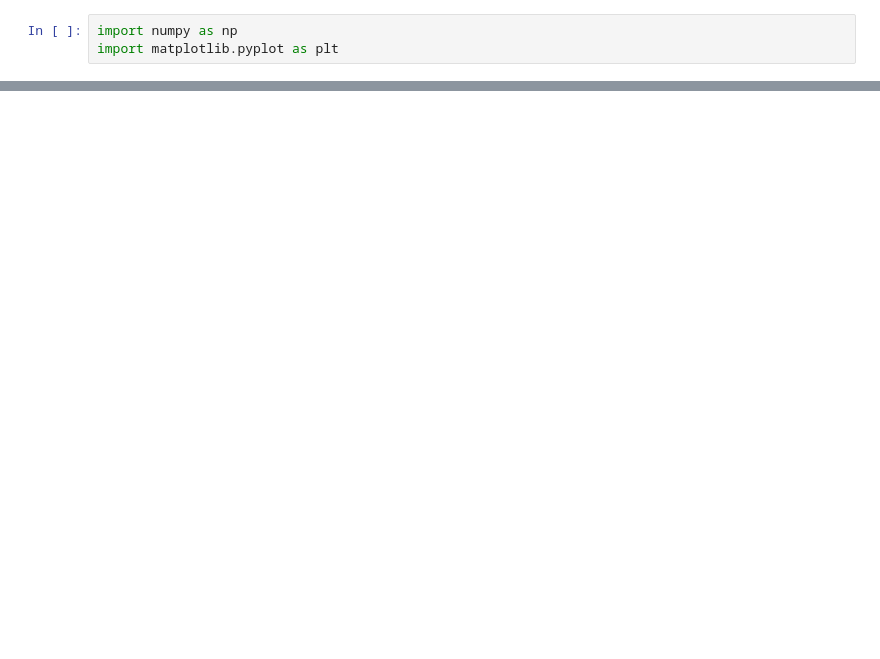
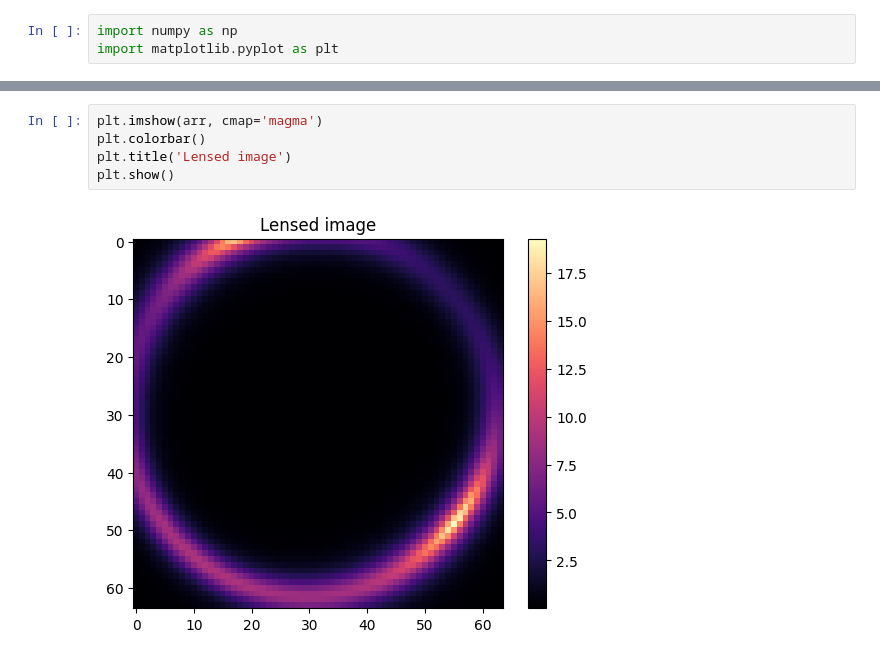
Before and after one commit to KunalG-Zol/deeplense-gsoc2026-tests, a Jupyter notebook: test_2_agentic/notebooks/visualizing.ipynb, the cells around one changed output, grey strips where cells are left out. Drawn from its saved outputs; the diff is of its cells as text; blank space fills up the shorter version.

```diff
--- a/test_2_agentic/notebooks/visualizing.ipynb
+++ b/test_2_agentic/notebooks/visualizing.ipynb
@@ -16,0 +17,7 @@ plt.show()
+# %%
+plt.imshow(arr, cmap='magma')
+plt.colorbar()
+plt.title('Lensed image')
+plt.show()
+# %% [output]
+[figure, added]
```
Also changed, not shown: parts of 3 cells of this notebook, 2 other files.
